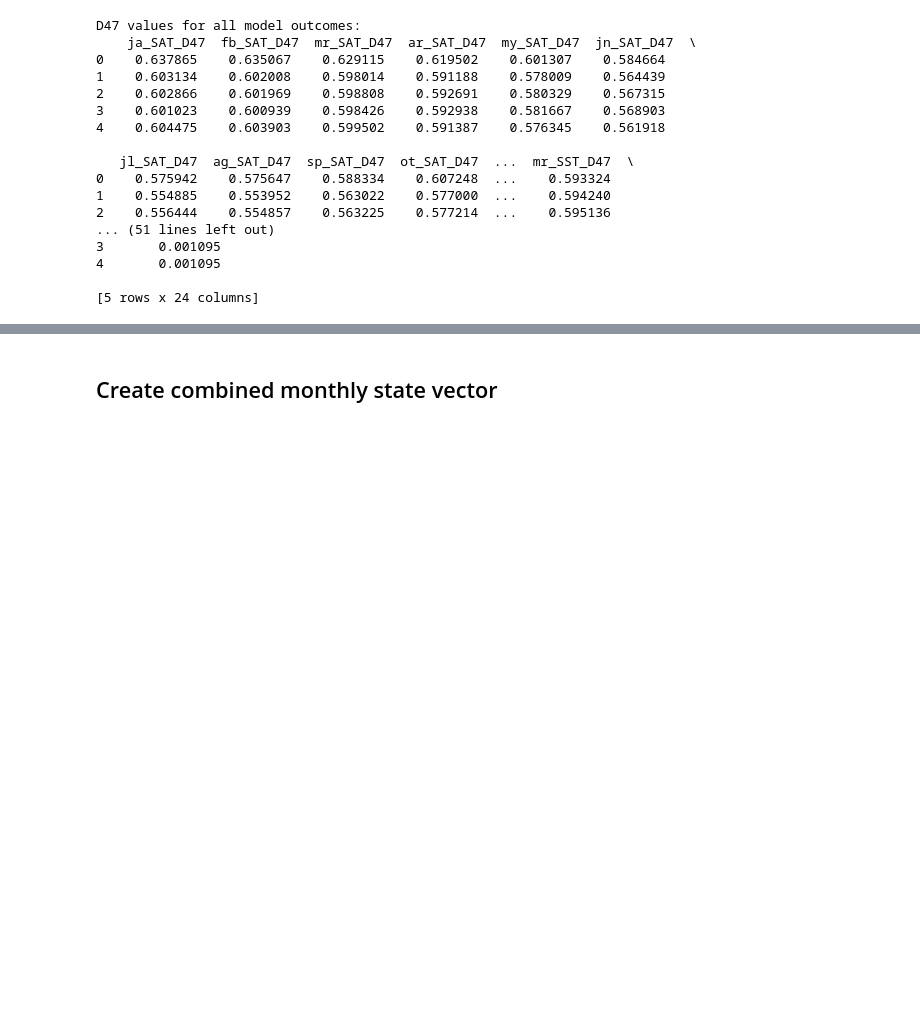
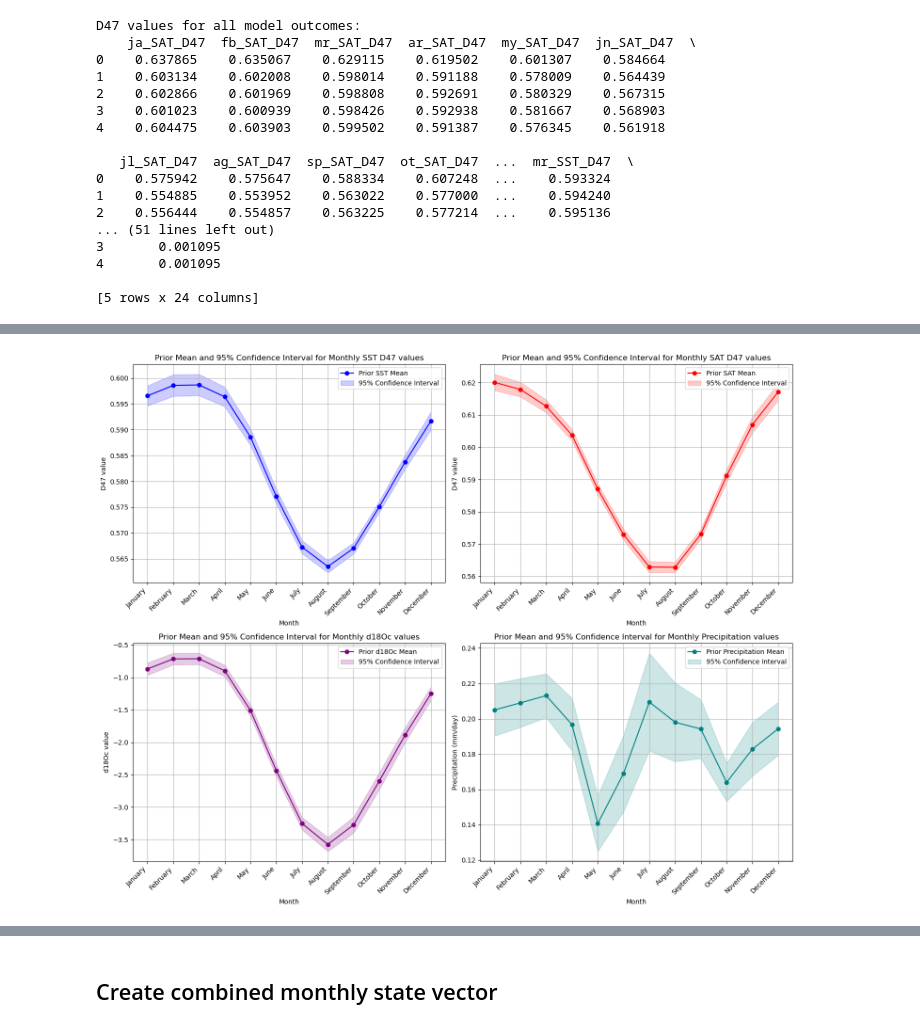
Before and after one commit to nielsjdewinter/SeasonalDA_script, a Jupyter notebook: Seasonal_DA_Lutetian_SST_SAT_SSS_precip_offline.ipynb, the cells around one changed output, grey strips where cells are left out. Saved outputs shown, nothing was run; the diff lists cells and outputs as text; code cells hidden in the pictures; blank space fills up the shorter version.

Commit message:
Small modifications to the PWP DA notebook Start implementation of multiple variables in the Lutetian case notebook Updated Lutetian data according to latest age model

```diff
--- a/Seasonal_DA_Lutetian_SST_SAT_SSS_precip_offline.ipynb
+++ b/Seasonal_DA_Lutetian_SST_SAT_SSS_precip_offline.ipynb
@@ -324,0 +362,16 @@ D47 values for all model outcomes:
+# %%
+# Iterate over each model and calculate d18Oc values
+for index, row in Lutetian_models.iterrows():
+    # Iterate over each month
+    for month in months:
+        SST = row[f"{month}_SST"]
+        d18Ow = row[f"{month}_SSS_d18Ow"]
+        if not pd.isna(SST) and not pd.isna(d18Ow):
+            d18Oc = (20.6 - SST) / 4.34 + (d18Ow - 0.27)
+        else:
+            d18Oc = np.nan
+        # Add the calculated d18Oc value to the DataFrame
+        Lutetian_models.loc[index, f"{month}_d18Oc"] = d18Oc
+
+# Display the updated DataFrame
+Lutetian_models.head()
@@ -394 +472,66 @@ plt.show() # Show plot
+# %%
+# Plot monthly prior distribution
+fig, axes = plt.subplots(2, 2, figsize=(15, 12))  # Adjust the figure to have 2x2 grid
+
+# Plot the prior distribution for SST
+axes[0, 0].plot(months_scale, mu_prior_SST_D47_monthly, label='Prior SST Mean', color='b', marker='o')
+axes[0, 0].fill_between(months_scale,
+                        mu_prior_SST_D47_monthly - stats.t.ppf(1 - 0.025, n_models_monthly) * std_prior_SST_D47_monthly / np.sqrt(n_models_monthly),
+                        mu_prior_SST_D47_monthly + stats.t.ppf(1 - 0.025, n_models_monthly) * std_prior_SST_D47_monthly / np.sqrt(n_models_monthly),
+                        color='b', alpha=0.2, label='95% Confidence Interval')
+axes[0, 0].set_xticks(months_scale)
+axes[0, 0].set_xticklabels(month_names, rotation=45, ha="right")
+axes[0, 0].set_title('Prior Mean and 95% Confidence Interval for Monthly SST D47 values')
+axes[0, 0].set_xlabel('Month')
+axes[0, 0].set_ylabel('D47 value')
+axes[0, 0].legend()
+axes[0, 0].grid(True)
+
+# Plot the prior distribution for SAT
+axes[0, 1].plot(months_scale, mu_prior_SAT_D47_monthly, label='Prior SAT Mean', color='r', marker='o')
+axes[0, 1].fill_between(months_scale,
+                        mu_prior_SAT_D47_monthly - stats.t.ppf(1 - 0.025, n_models_monthly) * std_prior_SAT_D47_monthly / np.sqrt(n_models_monthly),
+                        mu_prior_SAT_D47_monthly + stats.t.ppf(1 - 0.025, n_models_monthly) * std_prior_SAT_D47_monthly / np.sqrt(n_models_monthly),
+                        color='r', alpha=0.2, label='95% Confidence Interval')
+axes[0, 1].set_xticks(months_scale)
+axes[0, 1].set_xticklabels(month_names, rotation=45, ha="right")
+axes[0, 1].set_title('Prior Mean and 95% Confidence Interval for Monthly SAT D47 values')
+axes[0, 1].set_xlabel('Month')
+axes[0, 1].set_ylabel('D47 value')
+axes[0, 1].legend()
+axes[0, 1].grid(True)
+
+# Plot the prior distribution for d18Oc
+axes[1, 0].plot(months_scale, mu_prior_d18Oc_monthly, label='Prior d18Oc Mean', color='purple', marker='o')
+axes[1, 0].fill_between(months_scale,
+                        mu_prior_d18Oc_monthly - stats.t.ppf(1 - 0.025, n_models_monthly) * std_prior_d18Oc_monthly / np.sqrt(n_models_monthly),
+                        mu_prior_d18Oc_monthly + stats.t.ppf(1 - 0.025, n_models_monthly) * std_prior_d18Oc_monthly / np.sqrt(n_models_monthly),
+                        color='purple', alpha=0.2, label='95% Confidence Interval')
+axes[1, 0].set_xticks(months_scale)
+axes[1, 0].set_xticklabels(month_names, rotation=45, ha="right")
+axes[1, 0].set_title('Prior Mean and 95% Confidence Interval for Monthly d18Oc values')
+axes[1, 0].set_xlabel('Month')
+axes[1, 0].set_ylabel('d18Oc value')
+axes[1, 0].legend()
+axes[1, 0].grid(True)
+
+# Plot the prior distribution for precipitation
+axes[1, 1].plot(months_scale, mu_prior_precip_monthly, label='Prior Precipitation Mean', color='teal', marker='o')
+axes[1, 1].fill_between(months_scale,
+                        mu_prior_precip_monthly - stats.t.ppf(1 - 0.025, n_models_monthly) * std_prior_precip_monthly / np.sqrt(n_models_monthly),
+                        mu_prior_precip_monthly + stats.t.ppf(1 - 0.025, n_models_monthly) * std_prior_precip_monthly / np.sqrt(n_models_monthly),
+                        color='teal', alpha=0.2, label='95% Confidence Interval')
+axes[1, 1].set_xticks(months_scale)
+axes[1, 1].set_xticklabels(month_names, rotation=45, ha="right")
+axes[1, 1].set_title('Prior Mean and 95% Confidence Interval for Monthly Precipitation values')
+axes[1, 1].set_xlabel('Month')
+axes[1, 1].set_ylabel('Precipitation (mm/day)')
+axes[1, 1].legend()
+axes[1, 1].grid(True)
+
+# Update the layout and show the plot
+plt.tight_layout()
+plt.show()
+# %% [output]
+[figure, added]
 # %% [markdown]
```
Also changed, not shown: parts of 48 cells of this notebook, 2 other files.
